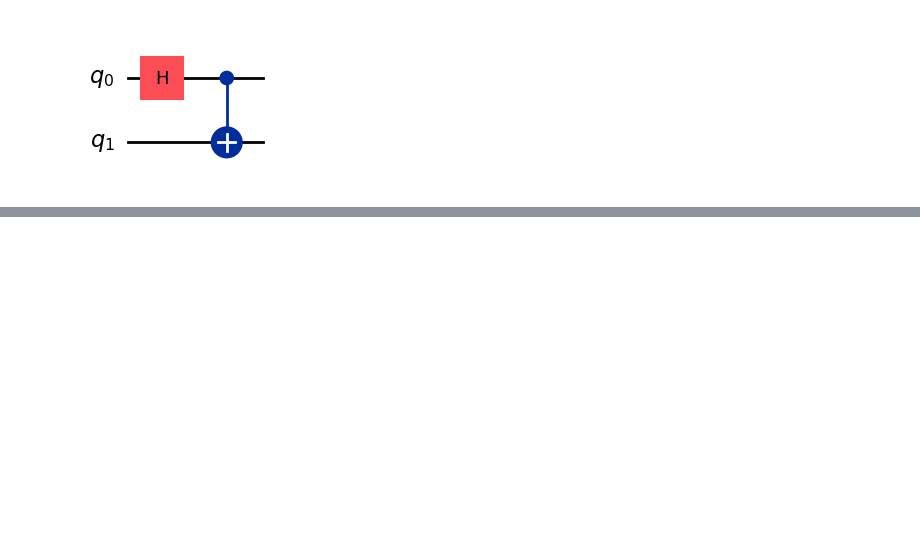
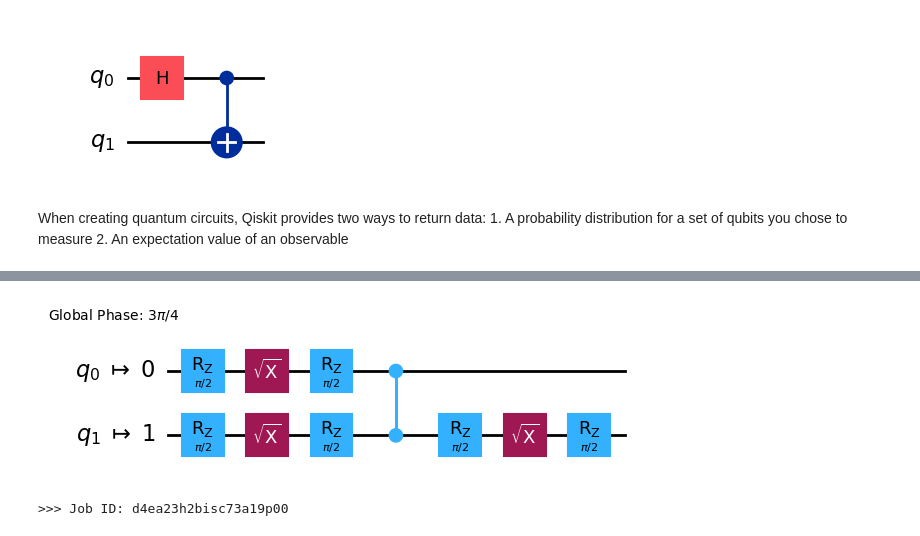
Before and after one commit to carmen-canedo/qprog, a Jupyter notebook: helloworld.ipynb, the cells around one changed output, grey strips where cells are left out. Saved outputs shown, nothing was run; the diff lists cells and outputs as text; code cells hidden in the pictures; blank space fills up the shorter version.

```diff
--- a/helloworld.ipynb
+++ b/helloworld.ipynb
@@ -21,3 +22,7 @@ qc.cx(0,1)
 qc.draw("mpl")
 # %% [output]
 [figure]
+# %% [markdown]
+When creating quantum circuits, Qiskit provides two ways to return data:
+    1. A probability distribution for a set of qubits you chose to measure
+    2. An expectation value of an observable
@@ -23,0 +35,12 @@ qc.draw("mpl")
+# %%
+# Step 2: Optimize the circuits and operators
+service = QiskitRuntimeService()
+
+backend = service.least_busy(simulator=False, operational=True)
+
+# Convert to an ISA circuit and layout-mapped observables
+pm = generate_preset_pass_manager(backend=backend, optimization_level=1)
+isa_circuit = pm.run(qc)
+
+isa_circuit.draw("mpl", idle_wires=False)
+# %% [output]
@@ -23,0 +50,18 @@ qc.draw("mpl")
+[figure, added]
+# %%
+# Step 3: Execute using quantum primitives
+estimator = Estimator(mode=backend)
+estimator.options.resilience_level = 1
+estimator.options.default_shots = 5000
+
+mapped_observables = [
+    observable.apply_layout(isa_circuit.layout) for observable in observables
+]
+
+# One pub, with one circuit to run against five different observables
+job = estimator.run([(isa_circuit, mapped_observables)])
+
+# Use the job ID to retrieve your job data later
+print(f">>> Job ID: {job.job_id()}")
+# %% [output]
+>>> Job ID: d4ea23h2bisc73a19p00
```
Also changed, not shown: parts of 7 cells of this notebook, 6 other files.
